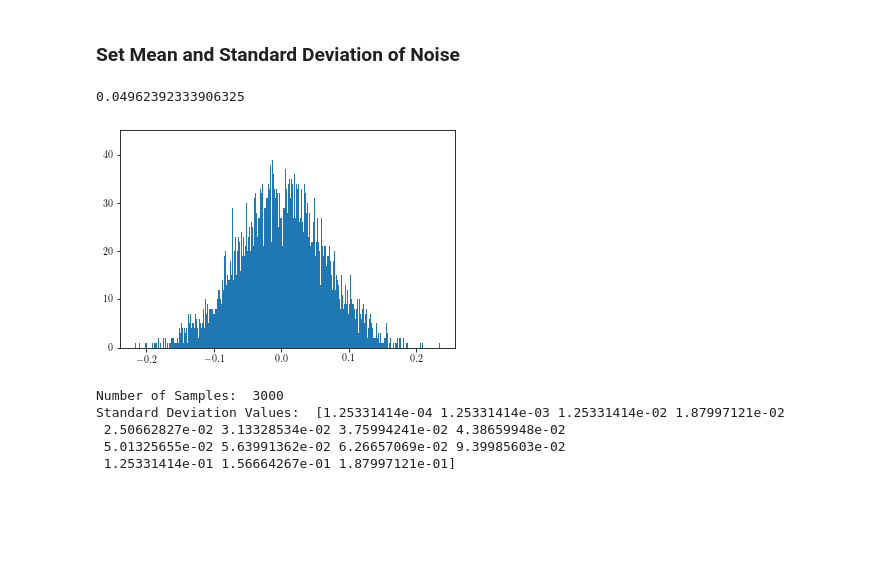
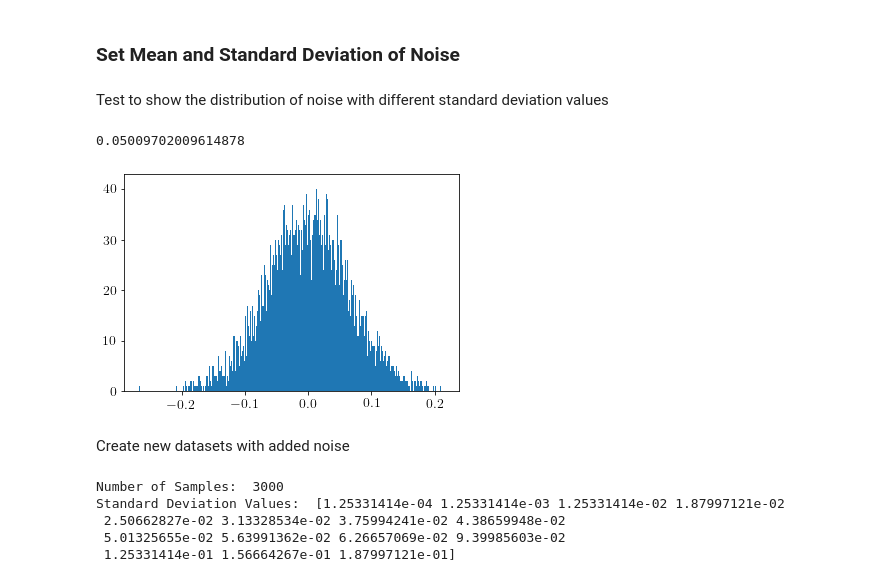
Before and after one commit to Kolby-Bum/Thesis, a Jupyter notebook: Bumgarner_Thesis_Notebook.ipynb, the cells around one changed output. Cells and saved outputs as stored; diff of their text form; code cells hidden in the pictures; blank space fills up the shorter version.

Commit message:
Add files via upload
Added Lasso polynomial regression and cleaned some formatting

```diff
--- a/Bumgarner_Thesis_Notebook.ipynb
+++ b/Bumgarner_Thesis_Notebook.ipynb
@@ -453,0 +465,12 @@ plt.savefig('lasso actual vs predicted graph.png',dpi = 500)
+# %%
+plt.rc('text', usetex=True)
+plt.rc('font', family='serif')
+plt.figure(figsize=(6, 6))
+plt.plot(alpha_values,r2_lasso,c="blue",linewidth=2,label = '$R^2$')
+# plt.plot(alpha_values,RMSE_lasso,c="blue",linewidth=2,label = 'Root Mean Squared Error')
+plt.title(r'Lasso Regression $R^2$ vs Tuning Parameter ')
+plt.xlabel(r'Tuning Parameter')
+plt.ylabel(r'$R^2$')
+plt.rcParams.update({'font.size': 14})
+plt.grid(True,alpha = 0.5)
+plt.savefig('lasso tuning sweep r2.png',dpi = 500)
@@ -651,15 +707,0 @@ pred_ANN = clf2.predict(x_test)
-# %%
-x_line = linspace(0,0.008,9)
-y_line = x_line
-plt.figure(figsize=(9, 9))
-plt.plot(x_line, y_line, 'r', alpha=0.75)
-plt.scatter(y_test,pred_ANN,c="blue",s=3)
-plt.title('ANN Regression')
-plt.xlabel("Actual")
-plt.ylabel("Predicted")
-plt.xticks(x_line)
-plt.yticks(x_line)
-plt.rcParams.update({'font.size': 10})
-plt.show()
-
-plt.savefig('filename.png')
@@ -1127,17 +1168,25 @@ plt.savefig('RMSE samples.png',dpi = 500)
 # mean = sigma*sqrt(2/pi)
 # 0.01 = sigma*sqrt(2/pi)
 # 0.01/sqrt(2/pi) = sigma
+# %% [markdown]
+Test to show the distribution of noise with different standard deviation values
 # %%
-noise = np.random.normal(0,0.06266571, y_scaled.shape)
 
+# produce the noise
+noise = np.random.normal(0,0.06266571, y.shape)
+
+# Sum the noise so that the average may be taken
 noise_add = np.sum(np.abs(noise))
 
+# Plot the noise in a histogram
 H,bins = np.histogram(noise,bins=1000)
-
 plt.bar(bins[1:], H,width=0.001)
 
+# Expected value of the random noise
 noise_add/10000
 # %% [output]
-0.04962392333906325
+0.05009702009614878
-[figure, old version]
+[figure, new version]
+# %% [markdown]
+Create new datasets with added noise
 # %%
```
Also changed, not shown: parts of 38 cells of this notebook.
